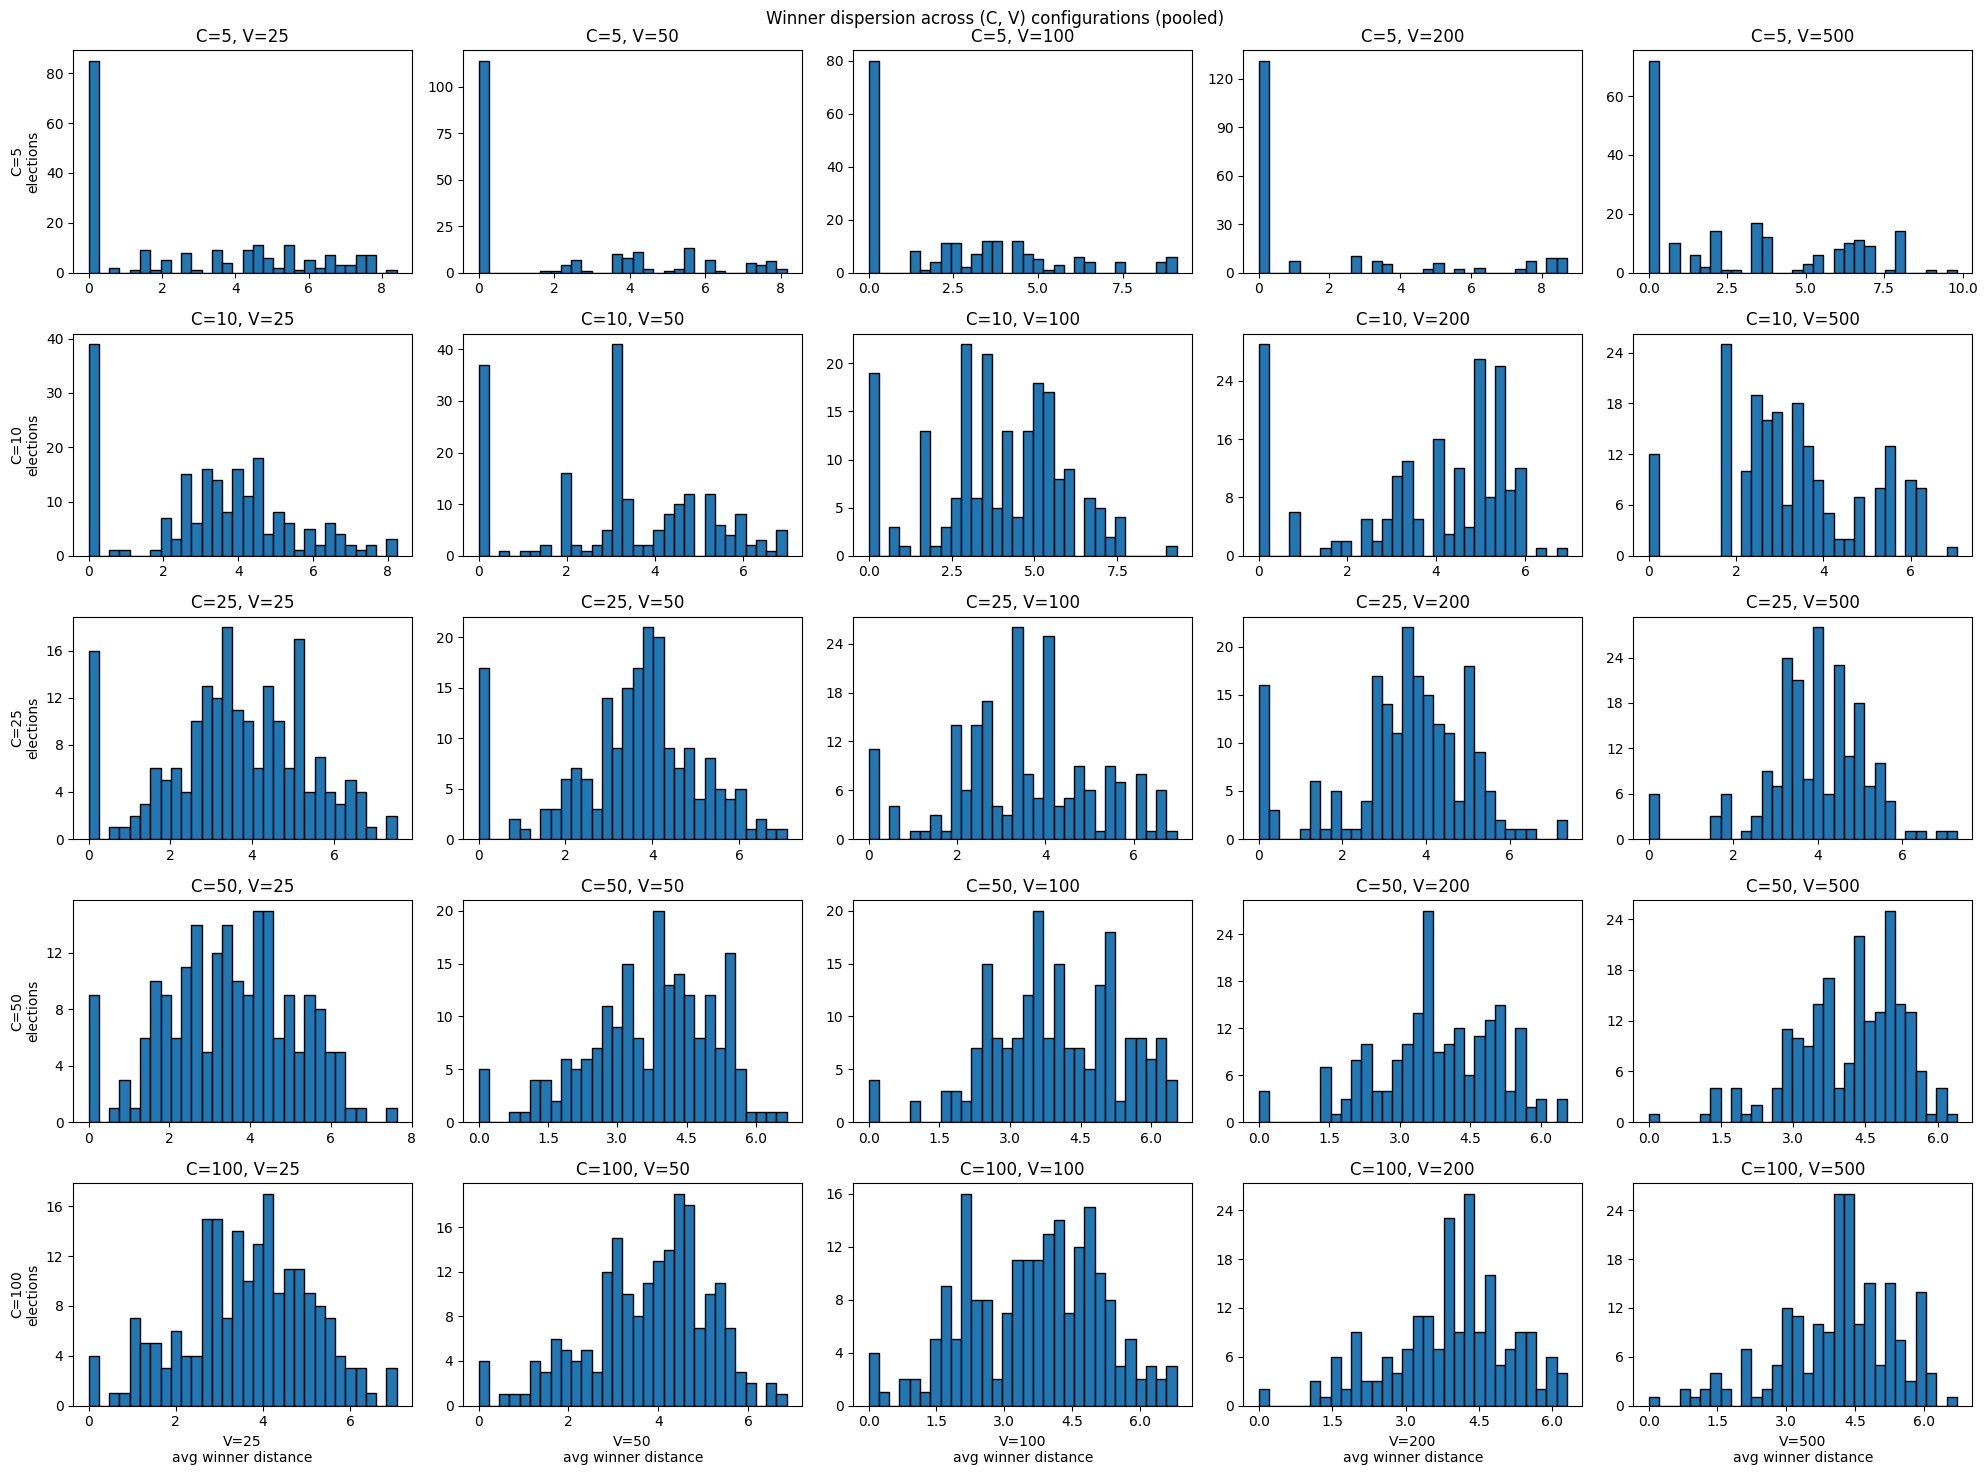
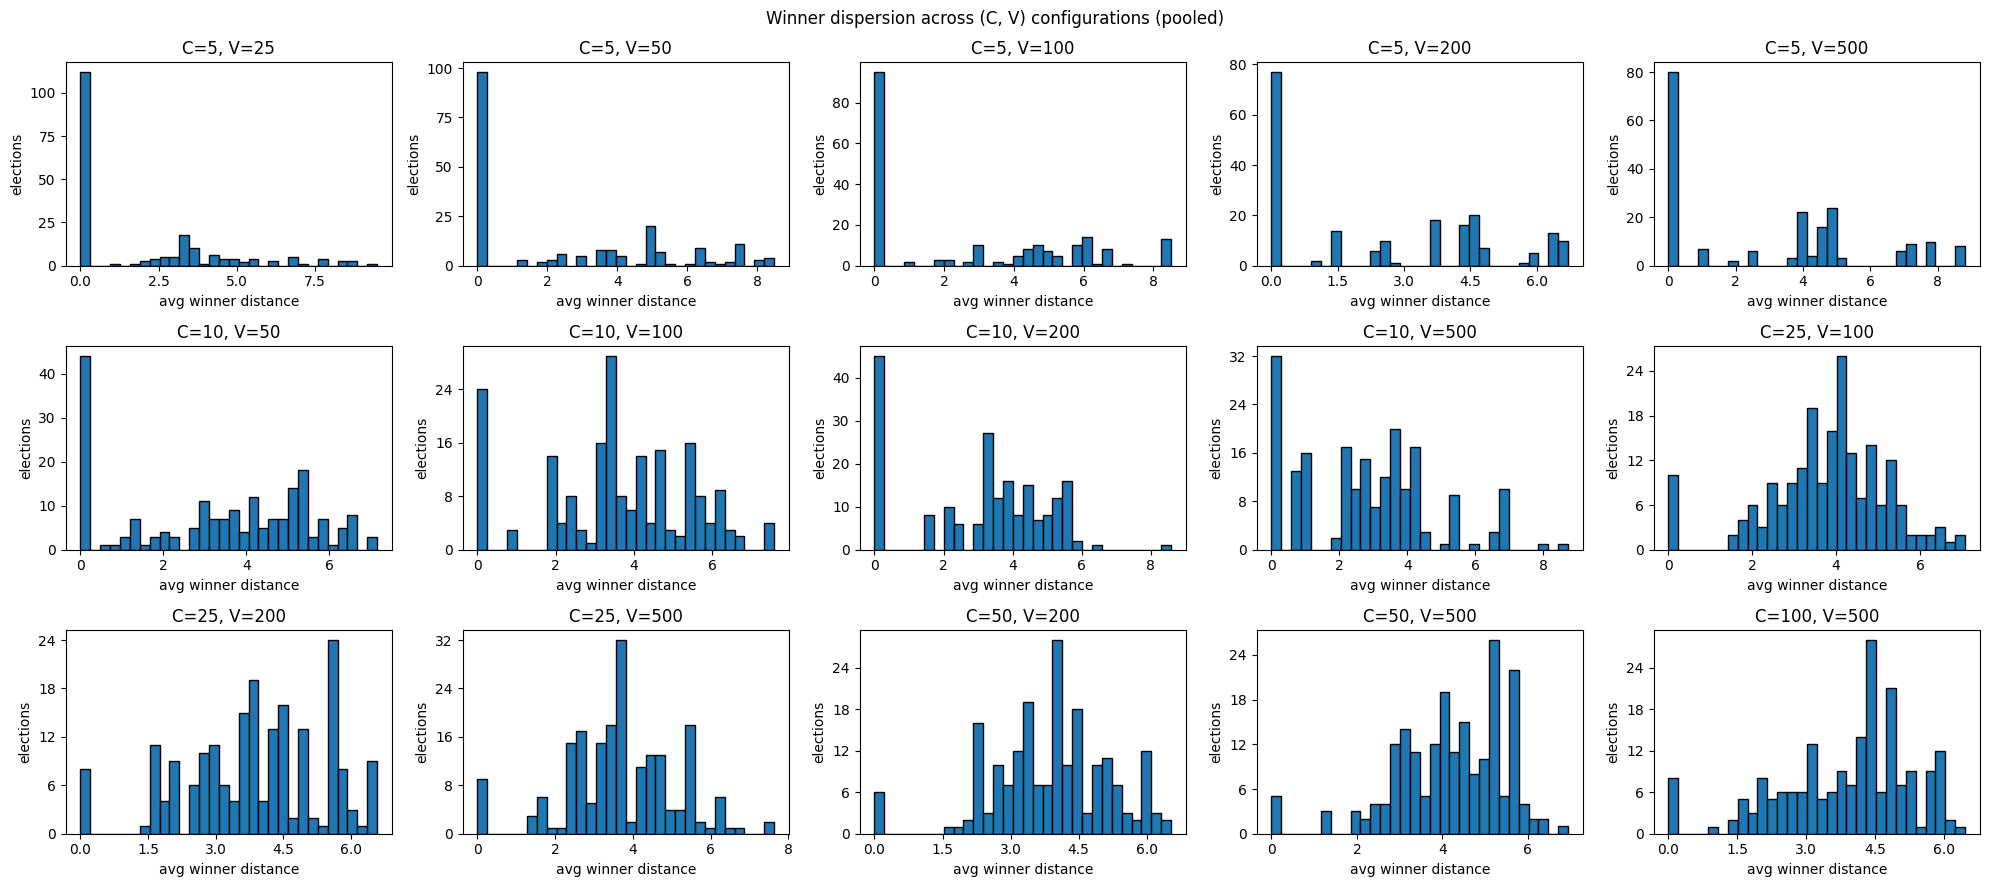
Unified diff of the notebook cell whose output changed from the first chart to the second:
--- before
+++ after
@@ -1,24 +1,25 @@
+# Only the (C, V) cells that were actually generated (V/C >= MIN_RATIO), packed
+# into a compact grid with no empty gaps. Set N_COLS = len(cells) for a single row.
+cells = [(C, V) for C in C_values for V in V_values if nested_results[(C, V)]]
+
+N_COLS = 5
+n_rows = -(-len(cells) // N_COLS)  # ceil division
+
 fig, axes = plt.subplots(
-    len(C_values),
-    len(V_values),
-    figsize=(4 * len(V_values), 3 * len(C_values)),
-    squeeze=False,
+    n_rows, N_COLS, figsize=(4 * N_COLS, 3 * n_rows), squeeze=False
 )
+for ax in axes.flat:
+    ax.axis("off")  # hide leftover slots; switch on only the ones we fill
 
-for i, C in enumerate(C_values):
-    for j, V in enumerate(V_values):
-        ax = axes[i][j]
-        flat = [r for group in nested_results[(C, V)] for r in group]
-        distances = ResultsAnalyzer(flat).winner_distance_series()
+for k, (C, V) in enumerate(cells):
+    ax = axes[k // N_COLS][k % N_COLS]
+    ax.axis("on")
+    flat = [r for group in nested_results[(C, V)] for r in group]
+    distances = ResultsAnalyzer(flat).winner_distance_series()
 
-        plot_winner_distance_histogram(distances=distances, bins=30, ax=ax)
-        ax.set_title(f"C={C}, V={V}")
-        ax.set_xlabel("")
-        ax.set_ylabel("")
-
-for i, C in enumerate(C_values):
-    axes[i][0].set_ylabel(f"C={C}\nelections")
-for j, V in enumerate(V_values):
-    axes[-1][j].set_xlabel(f"V={V}\navg winner distance")
+    plot_winner_distance_histogram(distances=distances, bins=30, ax=ax)
+    ax.set_title(f"C={C}, V={V}")
+    ax.set_xlabel("avg winner distance")
+    ax.set_ylabel("elections")
 
 fig.suptitle("Winner dispersion across (C, V) configurations (pooled)")

Commit: ruff format